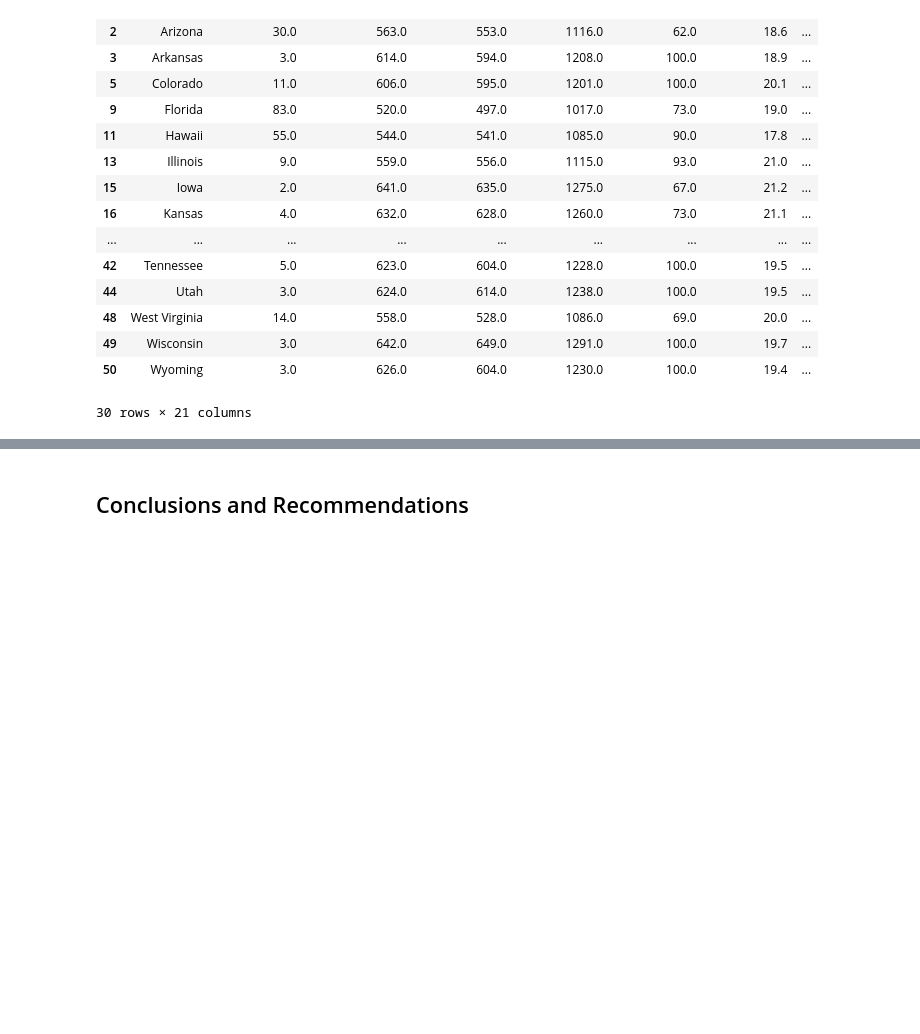
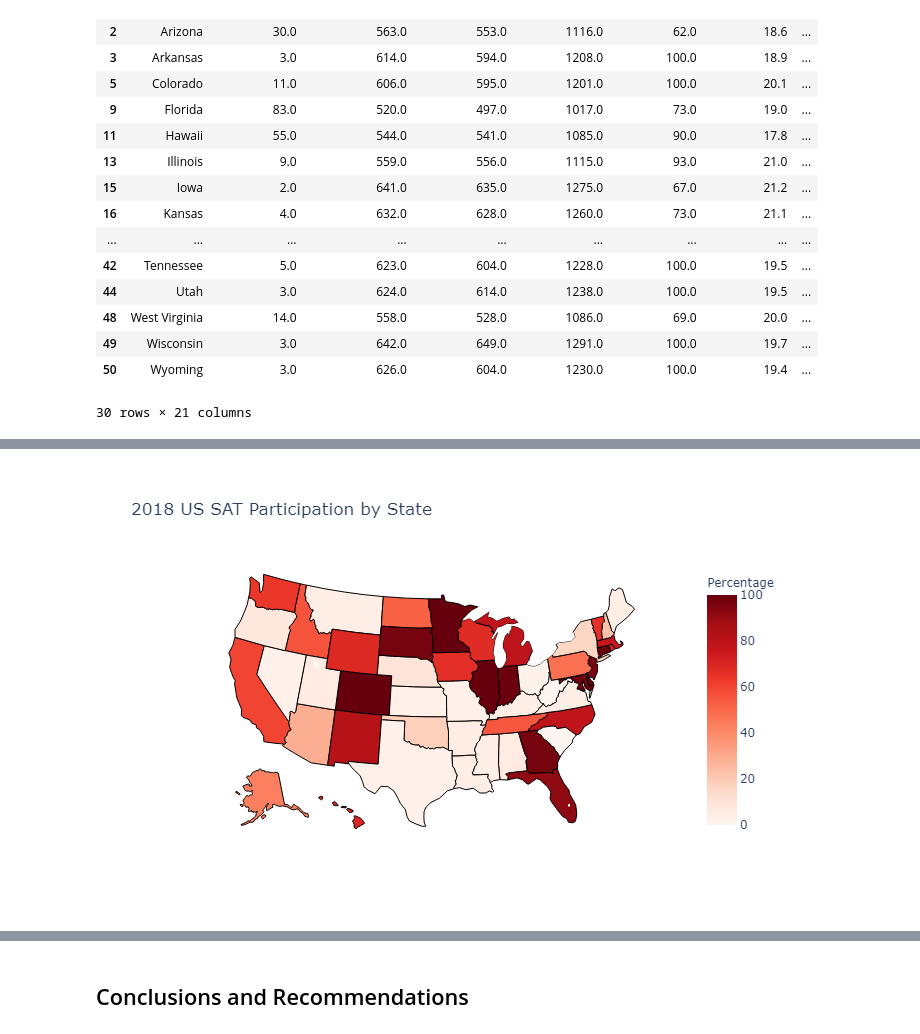
Before and after one commit to lucashomil/SAT-ACT-Analysis, a Jupyter notebook: code/SAT & ACT Analysis.ipynb, the cells around one changed output, grey strips where cells are left out. Cells and saved outputs as stored; diff of their text form; code cells hidden in the pictures; blank space fills up the shorter version.

```diff
--- a/code/SAT & ACT Analysis.ipynb
+++ b/code/SAT & ACT Analysis.ipynb
@@ -1276,5 +1271,7 @@ fig_sat_2018.update_layout(
     geo_scope='usa', # limite map scope to USA
 )
 
-fig_sat_2018.show()
+# fig_sat_2018.show()
+
+Image(filename ='../img/sat2018.png')
 # %% [output]
@@ -1282,3 +1278,4 @@ fig_sat_2018.show()
+[figure, added]
 # %%
 fig_act_2017 = go.Figure(data=go.Choropleth(
     locations=df_final['code'], # Spatial coordinates
```
Also changed, not shown: parts of 7 cells of this notebook, 4 other files.
